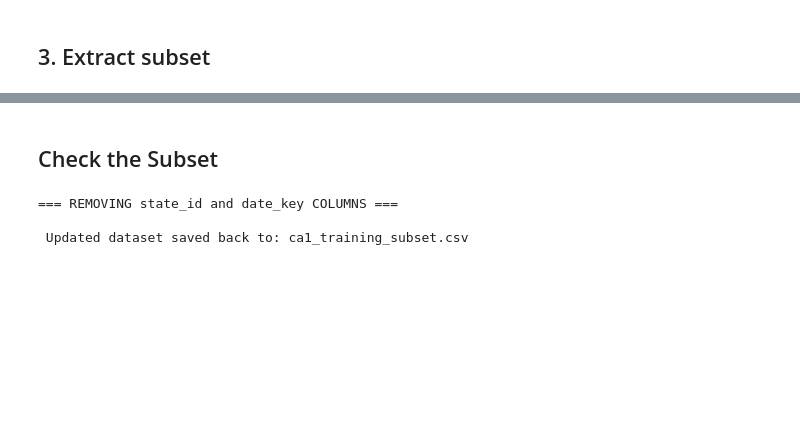
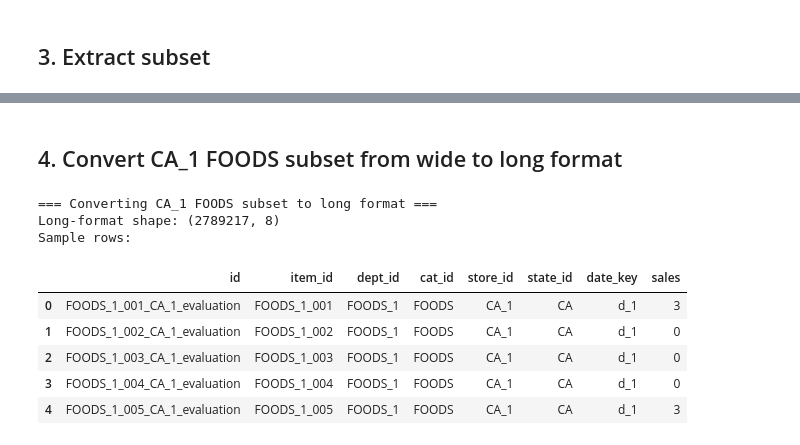
Before and after one commit to KaozhiChen/Demand_Forecasting_M5, a Jupyter notebook: Data/data_analysis.ipynb, the cells around one changed output, grey strips where cells are left out. Drawn from its saved outputs; the diff is of its cells as text; code cells hidden in the pictures; blank space fills up the shorter version.

```diff
--- a/Data/data_analysis.ipynb
+++ b/Data/data_analysis.ipynb
@@ -172,11 +172,15 @@ SNAP WI (Wisconsin): 650
 ## 3. Extract subset
 # %%
 # 1. Filter subset from sales_train_evaluation.csv
-print("=== CREATING CA_1 SUBSET ===")
-print("Filtering CA_1 data from sales_train_evaluation.csv...")
+print("=== CREATING CA_1 FOODS SUBSET ===")
+print("Filtering CA_1 FOODS data from sales_train_evaluation.csv...")
 
-# Filter for CA state and CA_1 store
-ca1_mask = (sales_train['state_id'] == 'CA') & (sales_train['store_id'] == 'CA_1')
+# Filter for CA state, CA_1 store, and FOODS category
+ca1_mask = (
+    (sales_train['state_id'] == 'CA') &
+    (sales_train['store_id'] == 'CA_1') &
+    (sales_train['cat_id'] == 'FOODS')
+)
 ca1_sales = sales_train[ca1_mask].copy()
 
 print(f"Original sales data shape: {sales_train.shape}")
@@ -195,16 +199,4 @@ print(f"\n=== CA_1 SUBSET INFO ===")
 print(f"Items in CA_1: {len(ca1_sales)}")
 print(f"Departments: {ca1_sales['dept_id'].unique()}")
 print(f"Categories: {ca1_sales['cat_id'].unique()}")
-
-# Items per department in CA_1
-print(f"\nItems per department in CA_1:")
-dept_counts = ca1_sales['dept_id'].value_counts()
-for dept, count in dept_counts.items():
-    print(f"  {dept}: {count} items")
-
-# Items per category in CA_1
-print(f"\nItems per category in CA_1:")
-cat_counts = ca1_sales['cat_id'].value_counts()
-for cat, count in cat_counts.items():
-    print(f"  {cat}: {count} items")
 # %% [output]
@@ -358,18 +216,30 @@ CA_1 training subset saved successfully!
-# %% [markdown]
-## Check the Subset
-# %%
-# Remove state_id and date_key columns
-print("=== REMOVING state_id and date_key COLUMNS ===")
-
-# Load the saved CSV file
-ca1_data = pd.read_csv('ca1_training_subset.csv')
-
-ca1_data = ca1_data.fillna('None')
-
-# Save back to the original file
-ca1_data.to_csv('ca1_training_subset.csv', index=False)
-print(f"\n Updated dataset saved back to: ca1_training_subset.csv")
-# %% [output]
-=== REMOVING state_id and date_key COLUMNS ===
-
- Updated dataset saved back to: ca1_training_subset.csv
+# %% [markdown]
+## 4. Convert CA_1 FOODS subset from wide to long format
+# %%
+# Convert CA_1 FOODS subset from wide to long format
+print("=== Converting CA_1 FOODS subset to long format ===")
+
+long_cols = ['id', 'item_id', 'dept_id', 'cat_id', 'store_id', 'state_id']
+ca1_long = ca1_sales.melt(
+    id_vars=long_cols,
+    value_vars=sales_cols,
+    var_name='date_key',
+    value_name='sales'
+)
+
+print(f"Long-format shape: {ca1_long.shape}")
+print("Sample rows:")
+display(ca1_long.head())
+
+# Ensure ordering by item_id and date_key (string sort for now; later we'll merge exact dates)
+ca1_long = ca1_long.sort_values(['id', 'date_key']).reset_index(drop=True)
+# %% [output]
+=== Converting CA_1 FOODS subset to long format ===
+Long-format shape: (2789217, 8)
+Sample rows:
+|  | id | item_id | dept_id | cat_id | store_id | state_id | date_key | sales |
+| 0 | FOODS_1_001_CA_1_evaluation | FOODS_1_001 | FOODS_1 | FOODS | CA_1 | CA | d_1 | 3 |
+| 1 | FOODS_1_002_CA_1_evaluation | FOODS_1_002 | FOODS_1 | FOODS | CA_1 | CA | d_1 | 0 |
+| 2 | FOODS_1_003_CA_1_evaluation | FOODS_1_003 | FOODS_1 | FOODS | CA_1 | CA | d_1 | 0 |
+| 3 | FOODS_1_004_CA_1_evaluation | FOODS_1_004 | FOODS_1 | FOODS | CA_1 | CA | d_1 | 0 |
+| 4 | FOODS_1_005_CA_1_evaluation | FOODS_1_005 | FOODS_1 | FOODS | CA_1 | CA | d_1 | 3 |
```
Also changed, not shown: parts of 8 cells of this notebook.
